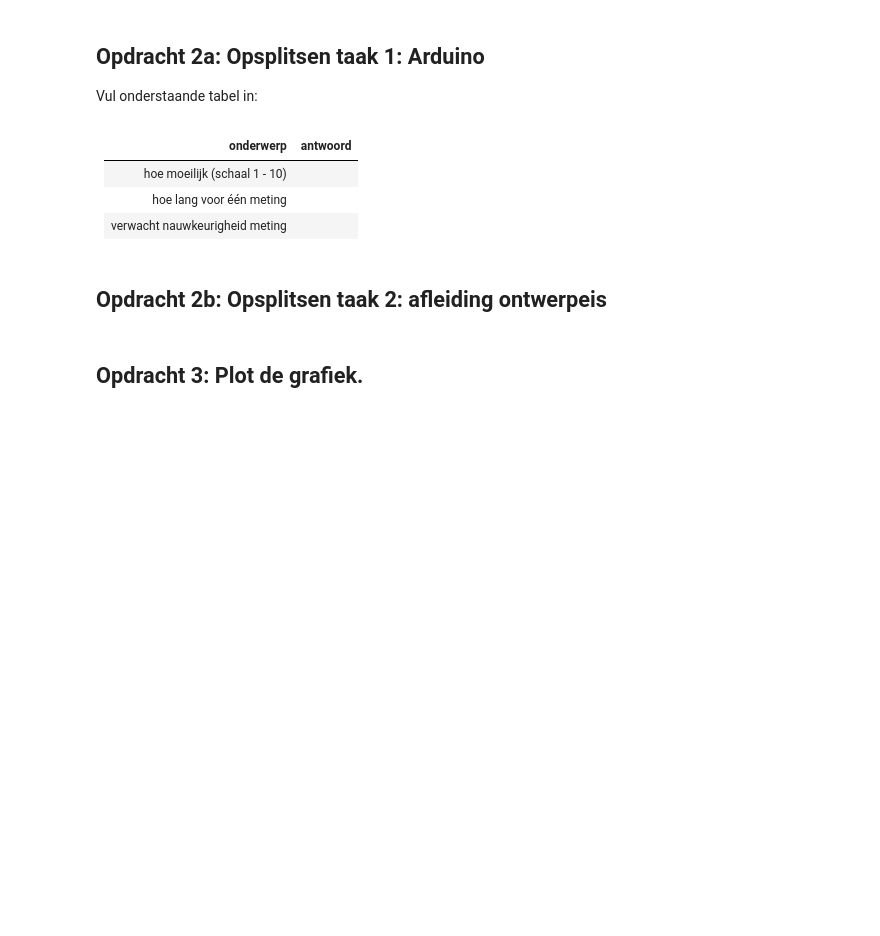
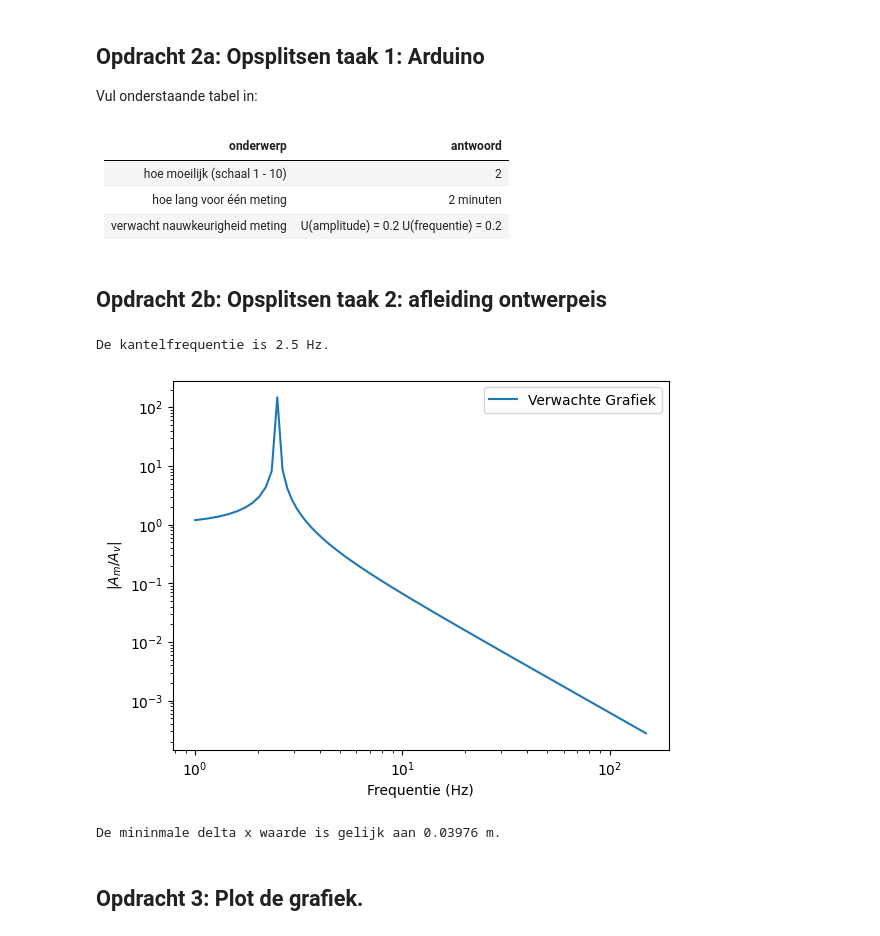
Before and after one commit to Timomloo/opdrachten-DEF-D, a Jupyter notebook: FysiekeOntwerpopdrachten/5MaakEenOpstellingTrillingsvrij/Ontwerpopdracht5MaakEenOpstellingTrillingsvrijInvulTemplate.ipynb, the cells around one changed output. Saved outputs shown, nothing was run; the diff lists cells and outputs as text; code cells hidden in the pictures; blank space fills up the shorter version.

```diff
--- a/FysiekeOntwerpopdrachten/5MaakEenOpstellingTrillingsvrij/Ontwerpopdracht5MaakEenOpstellingTrillingsvrijInvulTemplate.ipynb
+++ b/FysiekeOntwerpopdrachten/5MaakEenOpstellingTrillingsvrij/Ontwerpopdracht5MaakEenOpstellingTrillingsvrijInvulTemplate.ipynb
@@ -39,17 +39,48 @@ Vul onderstaande tabel in:
 # %% [markdown]
 | onderwerp    | antwoord  |
 |---|---|
-| hoe moeilijk (schaal 1 - 10) |  |
-| hoe lang voor één meting |  |
-| verwacht nauwkeurigheid meting |  |
+| hoe moeilijk (schaal 1 - 10) | 2 |
+| hoe lang voor één meting | 2 minuten |
+| verwacht nauwkeurigheid meting | U(amplitude) = 0.2 U(frequentie) = 0.2 |
 # %% [markdown]
 ## Opdracht 2b: Opsplitsen taak 2: afleiding ontwerpeis
 # %%
 # Bereken hier je benodigde kantelfrequentie
+
+f = 5 #Hz
+f_0 = 0.5 * f #na berekening
+print('De kantelfrequentie is',f_0,'Hz.')
+# %% [output]
+De kantelfrequentie is 2.5 Hz.
 # %%
 # Voeg hier je plot in.
+
+omega_0 = 2 * np.pi * f_0
+
+def func(freq):
+    return np.abs(1 / (1 - ((2*np.pi*freq)/omega_0)**2))
+
+x_test = np.linspace(1,150,1000)
+
+plt.figure()
+plt.plot(x_test,func(x_test),'-',label = 'Verwachte Grafiek')
+plt.xlabel('Frequentie (Hz)')
+plt.ylabel('|$A_m / A_v$|')
+plt.xscale('log')
+plt.yscale('log')
+plt.legend()
+plt.show()
+# %% [output]
+[figure, added]
 # %%
 # Bereken hier de minimale Delta-x waarbij je aan de eis van de opdracht voldoet.
+g = 9.81
+
+dx_min = g / (4*np.pi**2 * f_0**2)
+
+print('De mininmale delta x waarde is gelijk aan %.5f m.' %dx_min)
+# %% [output]
+De mininmale delta x waarde is gelijk aan 0.03976 m.
 # %% [markdown]
 ## Opdracht 3: Plot de grafiek.
 # %%
```
Also changed, not shown: parts of 2 cells of this notebook, 1 other file.
